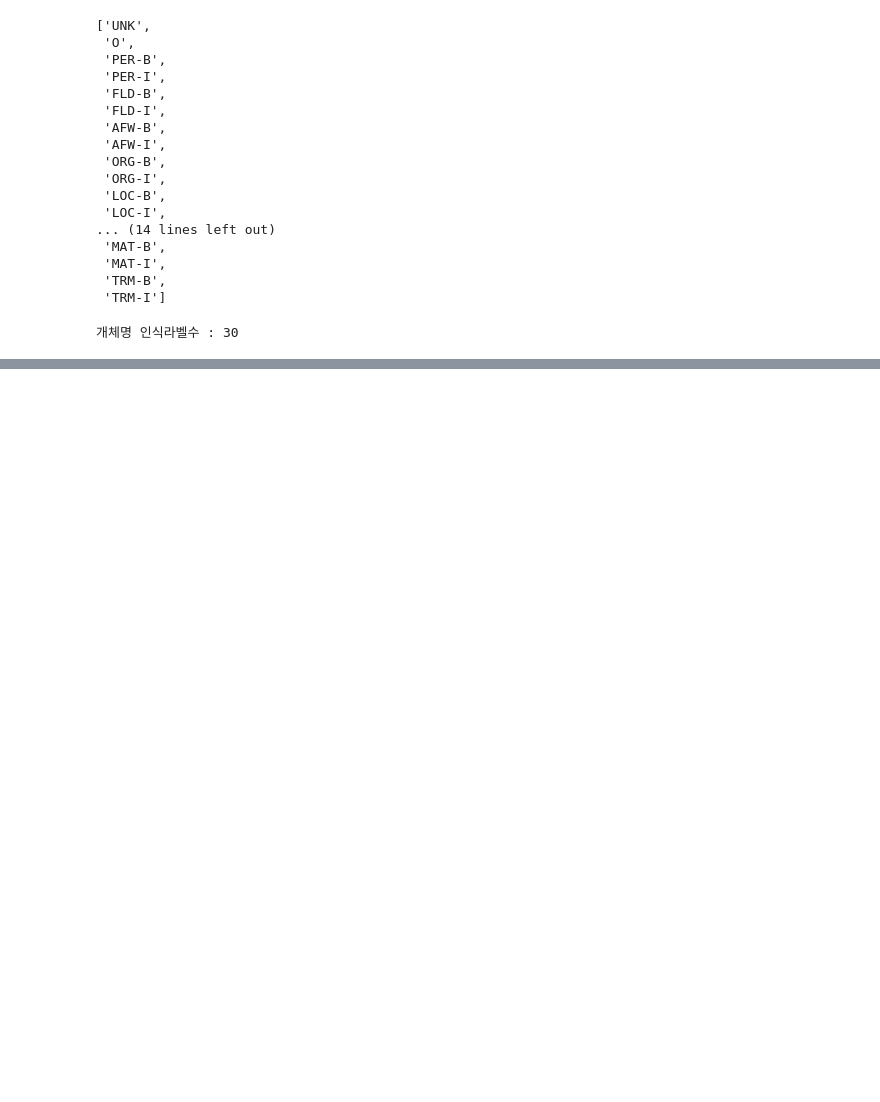
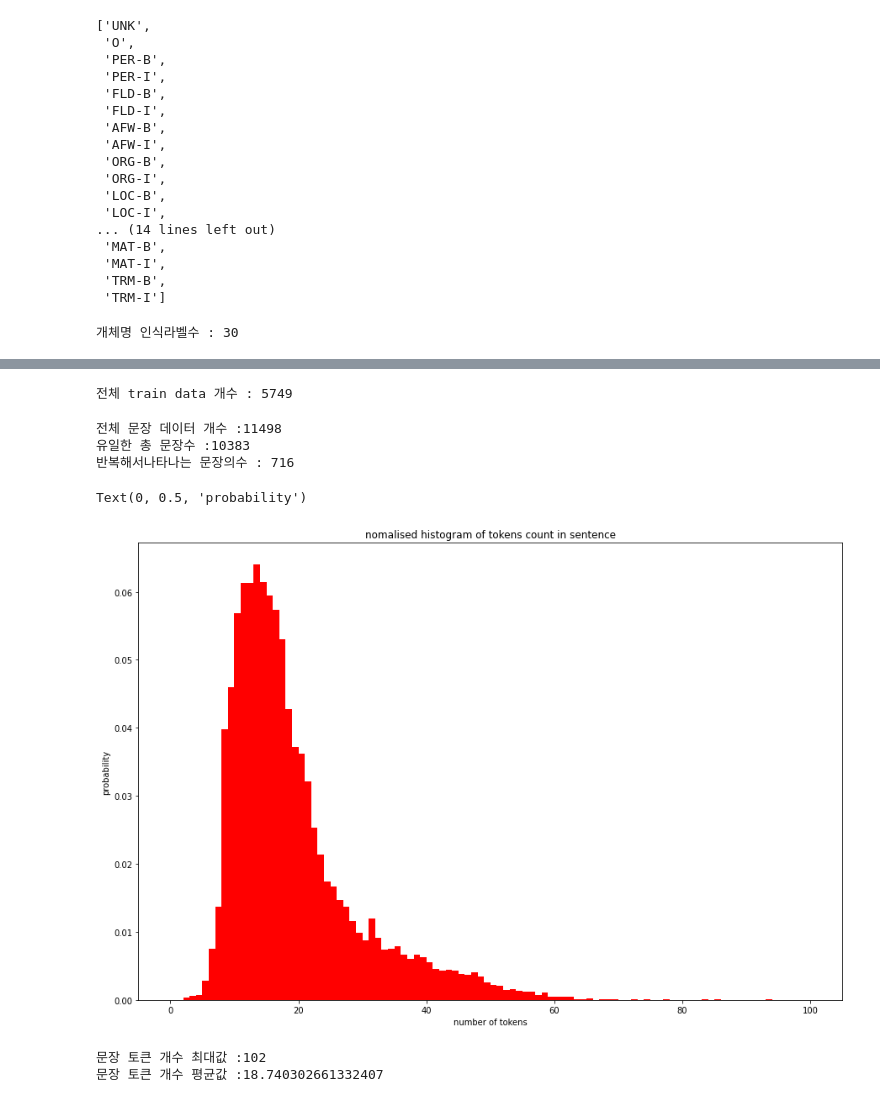
Before and after one commit to jaekyoungkim/tensor2ml_NLP, a Jupyter notebook: 텐서플로와_머신러닝으로_시작하는_자연어처리(ch7_2).ipynb, the cells around one changed output, grey strips where cells are left out. Drawn from its saved outputs; the diff is of its cells as text; code cells hidden in the pictures; blank space fills up the shorter version.

```diff
--- a/텐서플로와_머신러닝으로_시작하는_자연어처리(ch7_2).ipynb
+++ b/텐서플로와_머신러닝으로_시작하는_자연어처리(ch7_2).ipynb
@@ -399,0 +893,5 @@ NameError: ignored
+# %%
+DATA_IN_PATH = '/content/tensorflow-ml-nlp-tf2/7.PRETRAIN_METHOD/data_in/KOR'
+TRAIN_STS_DF = os.path.join(DATA_IN_PATH, 'KorSTS', 'sts-train.tsv')
+train_data = pd.read_csv(TRAIN_STS_DF, sep='\t', quoting = 3)
+train_data.head(10)
@@ -399,0 +910,35 @@ NameError: ignored
+# %%
+print('전체 train data 개수 : {}'.format(len(train_data)))
+
+# 학습데이터의 경우, 기계번역을 통해 데이터셋을 구축, 나머지 평가 및 검증 데이터셋은 사람이 직접 번역해서 나온 데이터
+# %% [output]
+전체 train data 개수 : 5749
+# %%
+train_set = pd.Series(train_data['sentence1'].tolist() + train_data['sentence2'].tolist()).astype(str)
+
+print('전체 문장 데이터 개수 :{}'.format(len(train_set)))
+print('유일한 총 문장수 :{}'.format(len(np.unique(train_set))))
+print('반복해서나타나는 문장의수 : {}'.format(np.sum(train_set.value_counts()>1)))
+# %% [output]
+전체 문장 데이터 개수 :11498
+유일한 총 문장수 :10383
+반복해서나타나는 문장의수 : 716
+# %%
+tokenizer = BertTokenizer.from_pretrained('bert-base-multilingual-cased', do_lower_case=False)
+train_bert_token_cased_counts = train_set.apply(lambda x: len(tokenizer.tokenize(x)))
+# kornli데이터 분석과 마찬가지로 음절단위, 띄어쓰기 단위등 분석결과가 있고, 여기서는 버트 토크나이저를 사용해 길이 분석을 진행
+# 길이가 25에 몰려있는것을 알 수 있음
+plt.figure(figsize=(15,10))
+plt.hist(train_bert_token_cased_counts, bins=100, range = [0,100], facecolor='r', density=True, label= 'train')
+plt.title('nomalised histogram of tokens count in sentence')
+plt.xlabel('number of tokens')
+plt.ylabel('probability')
+# %% [output]
+Text(0, 0.5, 'probability')
+[figure, added]
+# %%
+print('문장 토큰 개수 최대값 :{}'.format(np.max(train_bert_token_cased_counts)))
+print('문장 토큰 개수 평균값 :{}'.format(np.mean(train_bert_token_cased_counts)))
+# %% [output]
+문장 토큰 개수 최대값 :102
+문장 토큰 개수 평균값 :18.740302661332407
```
Also changed, not shown: parts of 99 cells of this notebook.
